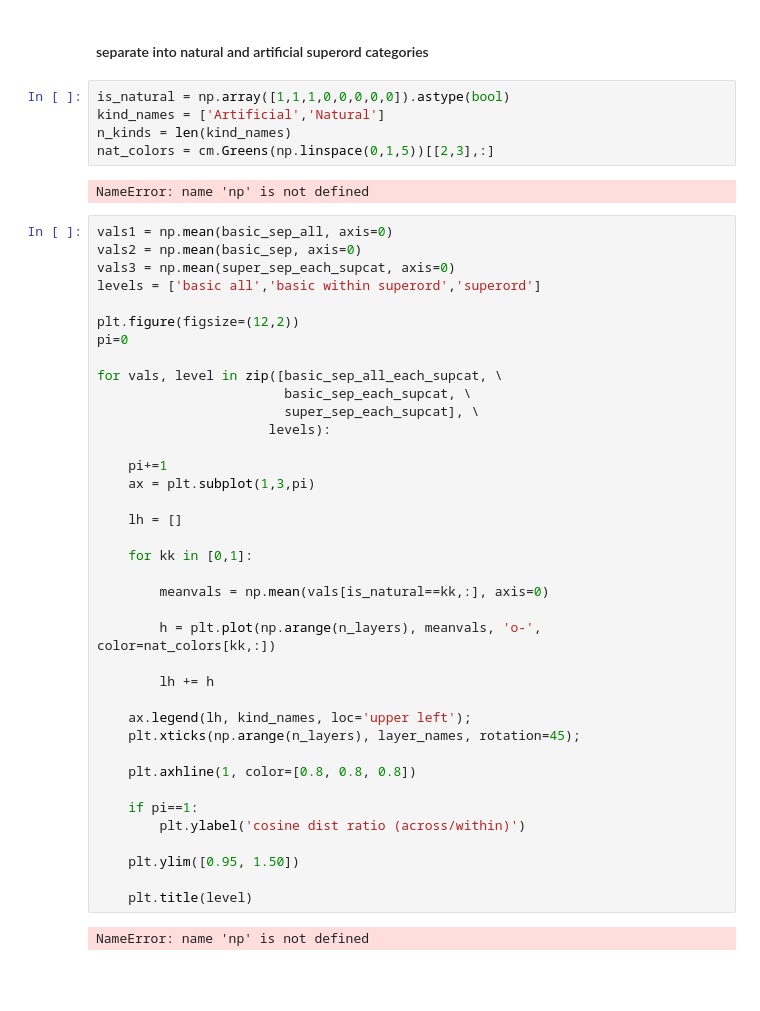
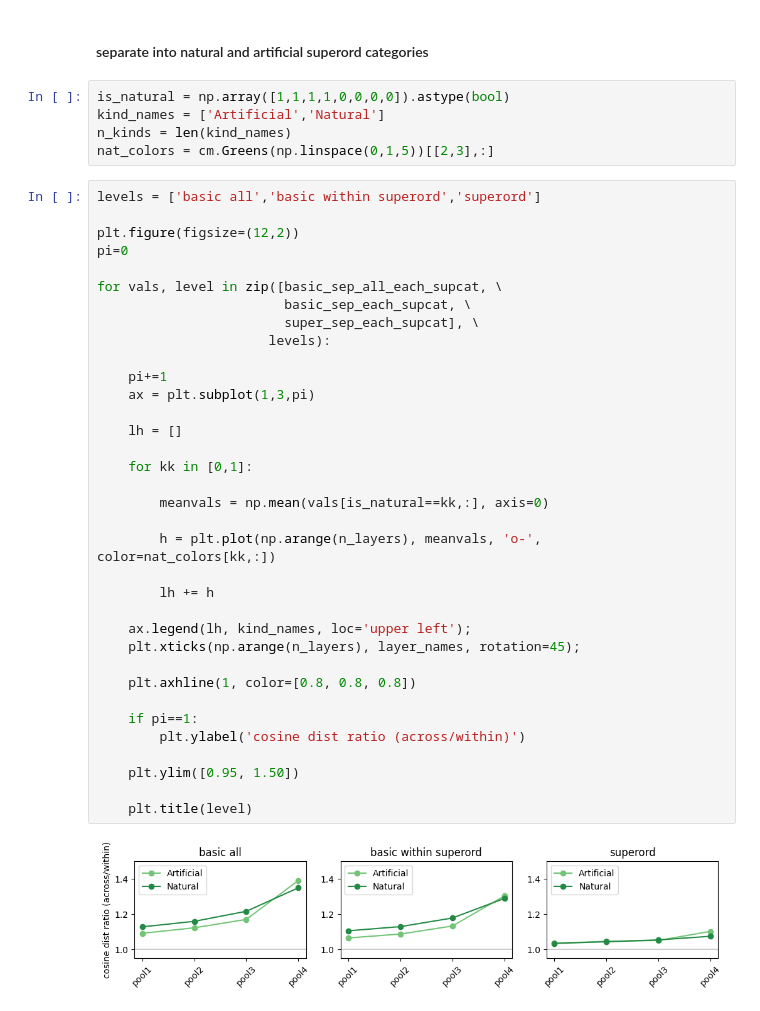
Before and after one commit to mmhenderson/featsynth, a Jupyter notebook: code/image_analysis/gram_similarity_things64.ipynb, the cells around one changed output. Drawn from its saved outputs; the diff is of its cells as text; blank space fills up the shorter version.

```diff
--- a/code/image_analysis/gram_similarity_things64.ipynb
+++ b/code/image_analysis/gram_similarity_things64.ipynb
@@ -280,16 +294,11 @@ for ii in range(n_layers):
 # %% [markdown]
 #### separate into natural and artificial superord categories
 # %%
-is_natural = np.array([1,1,1,0,0,0,0,0]).astype(bool)
+is_natural = np.array([1,1,1,1,0,0,0,0]).astype(bool)
 kind_names = ['Artificial','Natural']
 n_kinds = len(kind_names)
 nat_colors = cm.Greens(np.linspace(0,1,5))[[2,3],:]
-# %% [output]
-NameError: name 'np' is not defined
 # %%
-vals1 = np.mean(basic_sep_all, axis=0)
-vals2 = np.mean(basic_sep, axis=0)
-vals3 = np.mean(super_sep_each_supcat, axis=0)
 levels = ['basic all','basic within superord','superord']
 
 plt.figure(figsize=(12,2))
@@ -298,34 +307,34 @@ pi=0
 for vals, level in zip([basic_sep_all_each_supcat, \
                         basic_sep_each_supcat, \
                         super_sep_each_supcat], \
                       levels):
 
     pi+=1
     ax = plt.subplot(1,3,pi)
 
     lh = []
 
     for kk in [0,1]:
 
         meanvals = np.mean(vals[is_natural==kk,:], axis=0)
 
         h = plt.plot(np.arange(n_layers), meanvals, 'o-', color=nat_colors[kk,:])
 
         lh += h
 
     ax.legend(lh, kind_names, loc='upper left');
     plt.xticks(np.arange(n_layers), layer_names, rotation=45);
 
     plt.axhline(1, color=[0.8, 0.8, 0.8])
 
     if pi==1:
         plt.ylabel('cosine dist ratio (across/within)')
 
     plt.ylim([0.95, 1.50])
 
     plt.title(level)
 # %% [output]
-NameError: name 'np' is not defined
+[figure, added]
 # %%
 plt.figure(figsize=(12,2))
 pi=0
```
Also changed, not shown: parts of 15 cells of this notebook, 9 other files.
